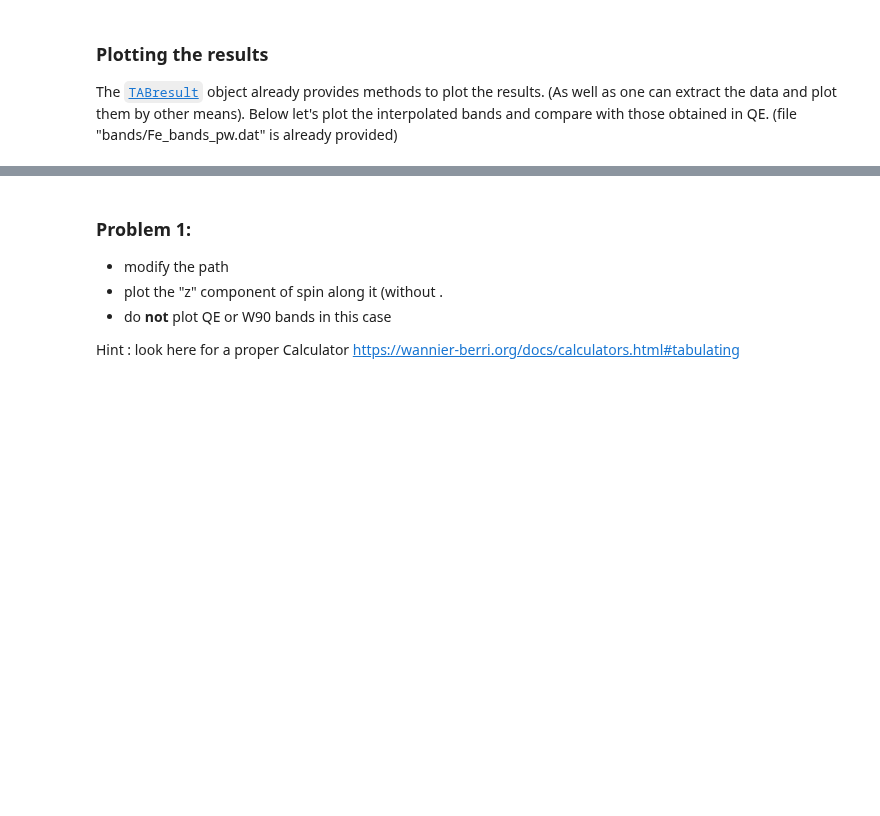
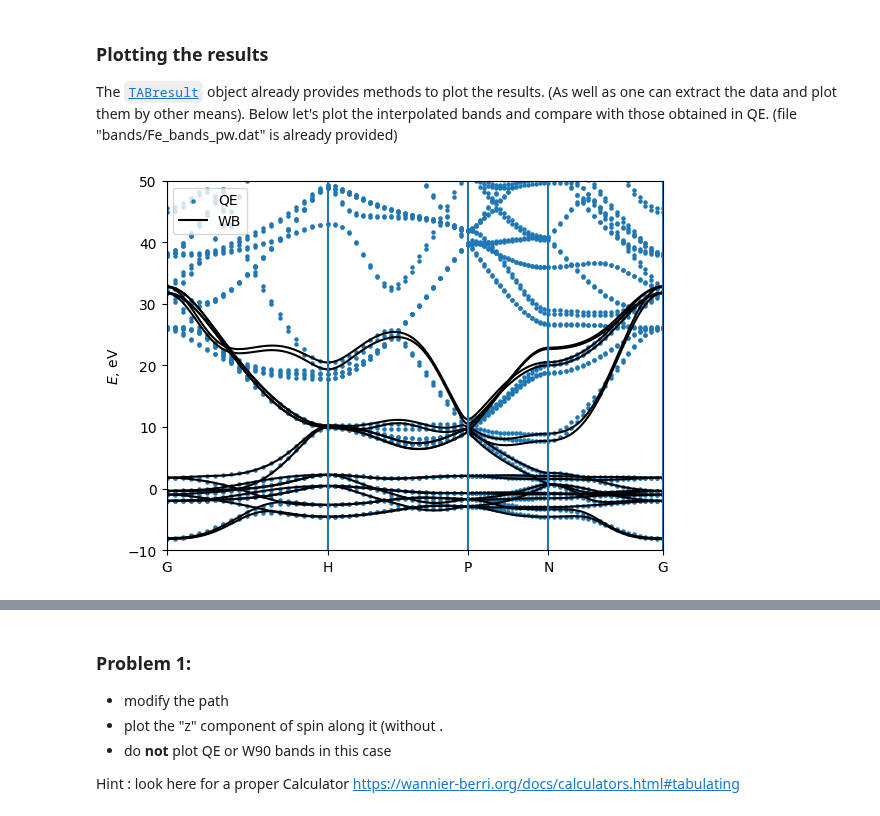
Before and after one commit to wannier-berri/WannierBerri-tutorial, a Jupyter notebook: tutorials/1_basic/tutorial-wb-basic.ipynb, the cells around one changed output, grey strips where cells are left out. Cells and saved outputs as stored; diff of their text form; code cells hidden in the pictures; blank space fills up the shorter version.

```diff
--- a/tutorials/1_basic/tutorial-wb-basic.ipynb
+++ b/tutorials/1_basic/tutorial-wb-basic.ipynb
@@ -42,13 +47,21 @@ parallel = wberri.Parallel(num_cpus=2)
 Now we need to define the system that we are working on. Wannierberri can equally work with Wannier functions obtained by Wannier90 or other code (e.g. ASE or FPLO), as well as tight-binding models. This is done by constructing a [System()](https://wannier-berri.org/docs/system.html) class or one of its subclasses. Below, an example for Wannier90 is given; in advanced tutorials, some tight-binding models are also used.
 # %%
 # Importing data from wannier90
-
 system=wberri.System_w90(
                         seedname='w90_files/Fe',
                         berry=True,   # needed to calculate "external terms" of Berry connection or curvature , reads ".mmn" file
                         spin = True , # needed for spin properties, reads ".spn" file
-                        use_wcc_phase=True  # include the fphase actors e^(i*k*r_a) in the Bloch basis state definition
                         )
 
-generators=["Inversion","C4z","TimeReversal*C2x"]
-system.set_symmetry(generators)
+
+# Setting the pointgroup from the symmetry operations
+import irrep
+spacegroup = irrep.spacegroup.SpaceGroup( cell=(system.real_lattice, [[0,0,0]], [1]),   # only 1 Fe atoms at origin
+                                           spinor = True,
+                                           magmom = [[0,0,1]],   # magnetic moment along z
+                                           include_TR = True,   # include symmetries that flip the spin
+                                        )
+system.set_pointgroup(spacegroup=spacegroup)
+
+# generators=["Inversion","C4z","TimeReversal*C2x"]
+# system.set_pointgroup(symmetry_gen=generators)
@@ -103,8 +134,9 @@ To run a tabulation one needs to compose a dictionary, where keys are any arbitr
 Next, we pack them into another class called [`TabulatorAll`](https://wannier-berri.org/docs/calculators.html#wannierberri.calculators.TabulatorAll), which represents a complex [`Calculator`](https://wannier-berri.org/docs/calculators.html#wannierberri.calculators.Calculator)
 # %%
 
-tabulators = { "Energy": wberri.calculators.tabulate.Energy(),
-               "berry" : wberri.calculators.tabulate.BerryCurvature(),
+tabulators = { "energy": wberri.calculators.tabulate.Energy(),
+               "berry_curvature" : wberri.calculators.tabulate.BerryCurvature(),
+               "spin" : wberri.calculators.tabulate.Spin(),
              }
 
 tab_all_path = wberri.calculators.TabulatorAll(
@@ -128,0 +186,11 @@ path_result = result.results["tabulate"]
+# %%
+path , path_result= wberri.evaluate_k_path(system=system,
+                                            k_nodes=[
+        [0.0000, 0.0000, 0.0000 ],   #  G
+        [0.500 ,-0.5000, -0.5000],   #  H
+        [0.7500, 0.2500, -0.2500],   #  P
+        [0.5000, 0.0000, -0.5000],   #  N
+        [0.0000, 0.0000, 0.000  ] ] , #  G
+                 labels=["G","H","P","N","G"],
+                 length=200 ,
+                quantities=["berry_curvature","spin"])
@@ -133,35 +219,36 @@ The [`TABresult`](https://wannier-berri.org/docs/result.html#wannierberri.result
 # %%
 # plot the bands and compare with QuantumEspresso
 EF = 12.6
-path_result = result.results["tabulate"]
 # Import the pre-computed bands from quantum espresso
 A = np.loadtxt(open("bands/Fe_bands_pw.dat","r"))
 bohr_ang = scipy.constants.physical_constants['Bohr radius'][0] / 1e-10
 alatt = 5.4235* bohr_ang
 A[:,0]*= 2*np.pi/alatt
 A[:,1]-=EF
 # plot it as dots
 plt.scatter (A[:,0],A[:,1],s=5,label = "QE")
 
 
 path_result.plot_path_fat( path,
               quantity=None,
               save_file="Fe_bands+QE.pdf",
               Eshift=EF,
               Emin=-10,  Emax=50,
               iband=None,
               mode="fatband",
               fatfactor=20,
               cut_k=False,
               close_fig=False,
               show_fig=False,
               label = "WB"
               )
 
 
 plt.legend()
 plt.show()
 plt.close()
+# %% [output]
+[figure, added]
 # %%
 # plot the bands and compare with wannier90
 A = np.loadtxt(open("bands/Fe_bands_w90.dat","r"))
```
Also changed, not shown: parts of 26 cells of this notebook.
